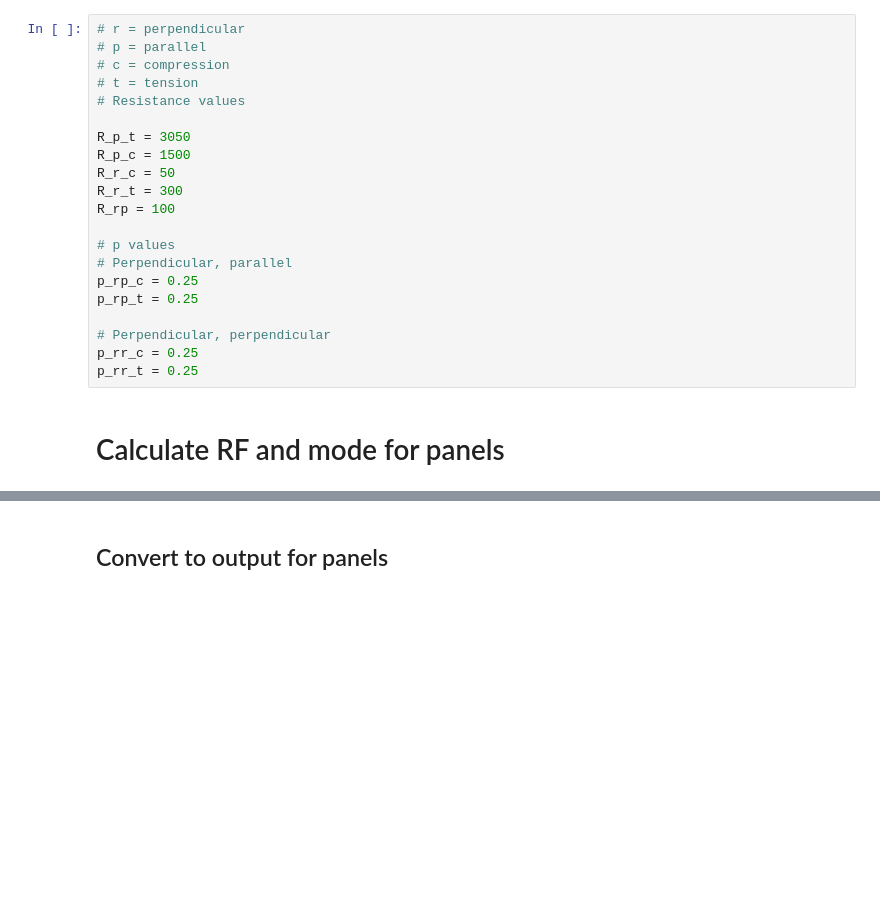
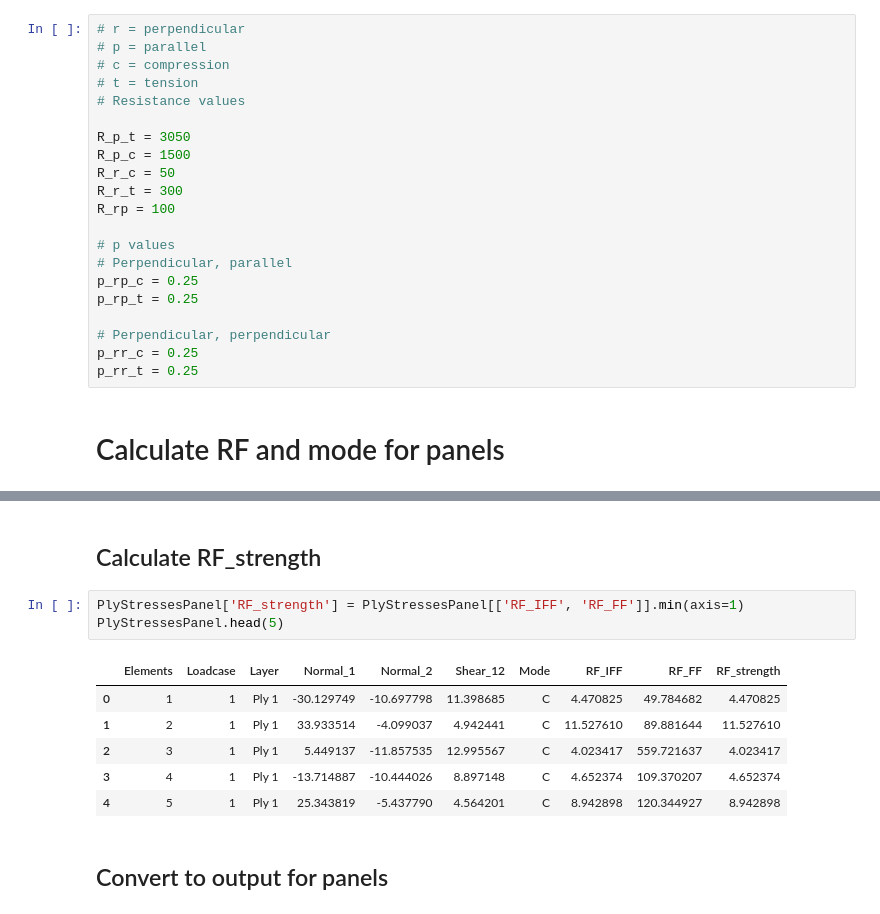
Before and after one commit to fabianober/tum-ase-project-2025-2, a Jupyter notebook: Notebooks/Strength_analysis.ipynb, the cells around one changed output, grey strips where cells are left out. Saved outputs shown, nothing was run; the diff lists cells and outputs as text; blank space fills up the shorter version.

```diff
--- a/Notebooks/Strength_analysis.ipynb
+++ b/Notebooks/Strength_analysis.ipynb
@@ -131,4 +131,16 @@ PlyStressesPanel
 1440 rows × 9 columns
+# %% [markdown]
+## Calculate RF_strength
+# %%
+PlyStressesPanel['RF_strength'] = PlyStressesPanel[['RF_IFF', 'RF_FF']].min(axis=1)
+PlyStressesPanel.head(5)
+# %% [output]
+|  | Elements | Loadcase | Layer | Normal_1 | Normal_2 | Shear_12 | Mode | RF_IFF | RF_FF | RF_strength |
+| 0 | 1 | 1 | Ply 1 | -30.129749 | -10.697798 | 11.398685 | C | 4.470825 | 49.784682 | 4.470825 |
+| 1 | 2 | 1 | Ply 1 | 33.933514 | -4.099037 | 4.942441 | C | 11.527610 | 89.881644 | 11.527610 |
+| 2 | 3 | 1 | Ply 1 | 5.449137 | -11.857535 | 12.995567 | C | 4.023417 | 559.721637 | 4.023417 |
+| 3 | 4 | 1 | Ply 1 | -13.714887 | -10.444026 | 8.897148 | C | 4.652374 | 109.370207 | 4.652374 |
+| 4 | 5 | 1 | Ply 1 | 25.343819 | -5.437790 | 4.564201 | C | 8.942898 | 120.344927 | 8.942898 |
 # %% [markdown]
 ## Convert to output for panels
 # %%
```
Also changed, not shown: parts of 8 cells of this notebook.
